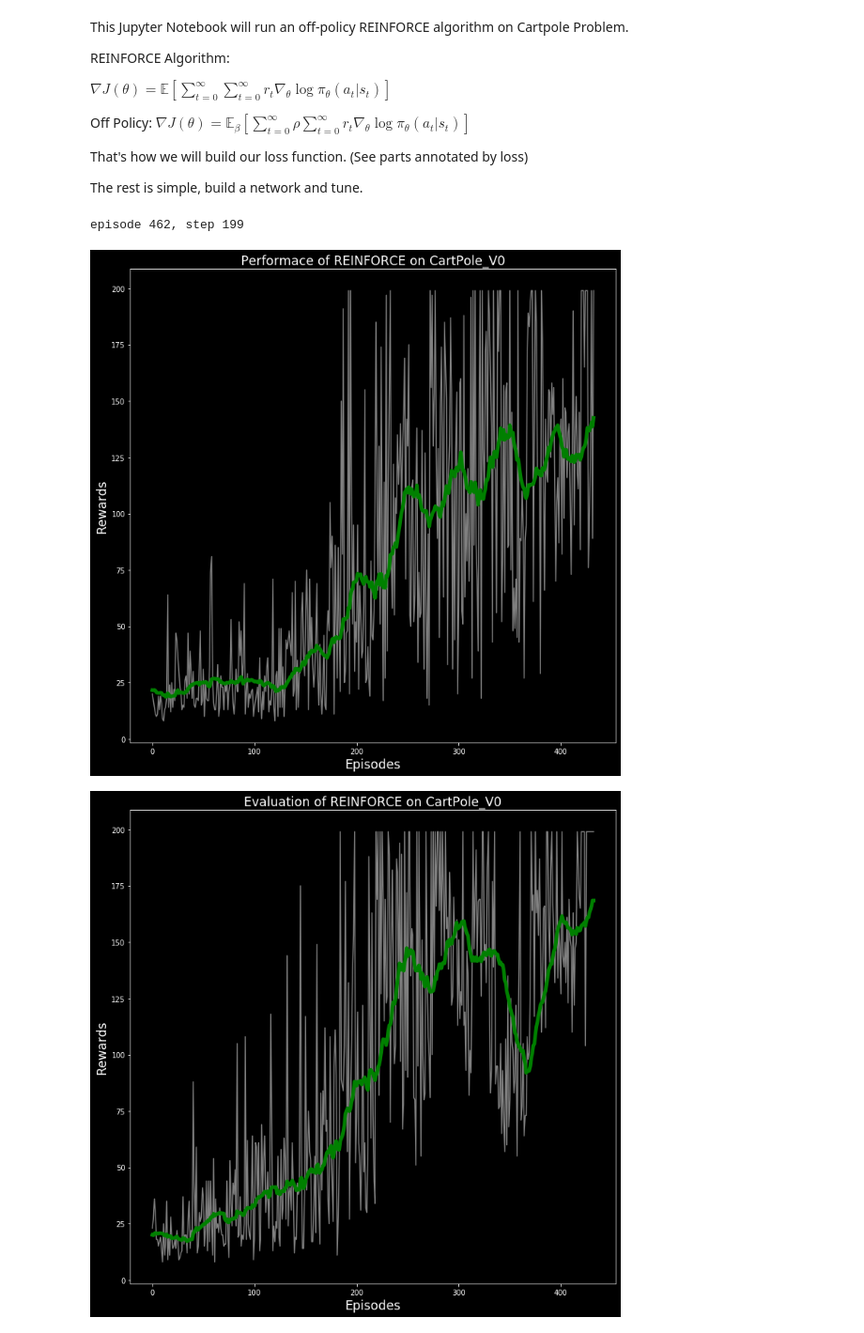
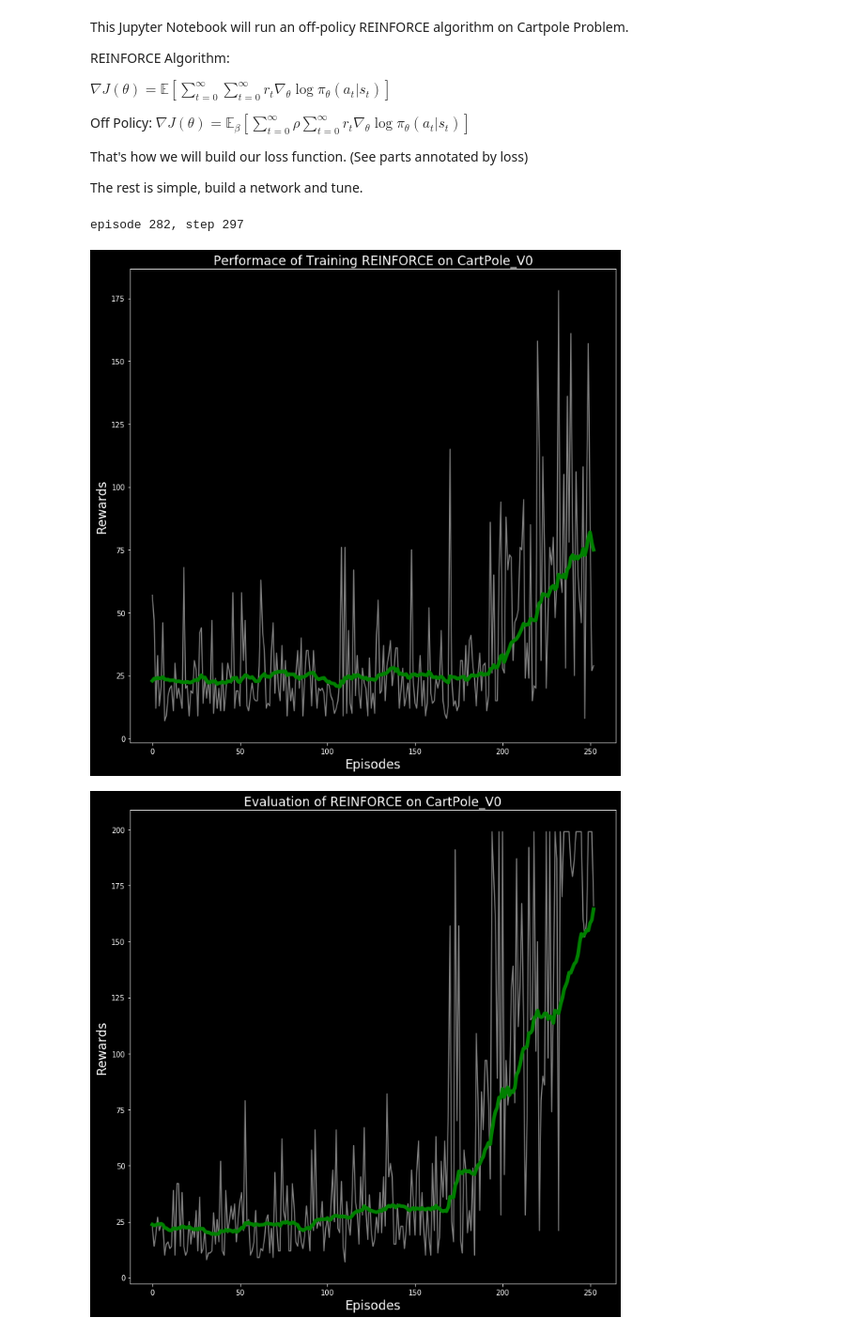
Before and after one commit to LyWangPX/Reinforcement_Learning_Coding_Examples, a Jupyter notebook: PyTorch/CartPole/Off-Policy Policy Gradient/pyTorch_CartPole_Off_Policy_REINFORCE.ipynb, the cells around one changed output. Shown: that part at 94% size. Saved outputs shown, nothing was run; the diff lists cells and outputs as text; code cells hidden in the pictures.

Commit message:
Update Off_policy_REINFORCE

```diff
--- a/PyTorch/CartPole/Off-Policy Policy Gradient/pyTorch_CartPole_Off_Policy_REINFORCE.ipynb
+++ b/PyTorch/CartPole/Off-Policy Policy Gradient/pyTorch_CartPole_Off_Policy_REINFORCE.ipynb
@@ -55,7 +55,7 @@ model = REINFORCE()
 optimizer = torch.optim.Adam(model.parameters(), lr= 0.001)
 gamma = 0.99
 steps = []
-eps = 0.25
+eps = 0.5
 for episode in range(100000):
     log_prob = []
     for step in range(200):
@@ -83,7 +83,8 @@ for episode in range(100000):
             # Note the loss is negative. Since we need gradient Ascent.
             for a, b in zip(log_prob, reward_list):
                 p = np.exp(a.detach())
-                loss -= p/(eps*p+(1-eps)*0.5)*a*b
+                rho = p/(eps*p+(1-eps)*0.5)
+                loss -= rho*a*b
             # ------calculate loss end------
             model.zero_grad()
             loss.backward()
@@ -95,34 +96,34 @@ for episode in range(100000):
             break
     if np.mean(model.steps[-20:]) > 180:
         break
 mid = []
 interval = 30
 plt.style.use('dark_background')
 for i in range(len(steps) - interval):
     mid.append(np.mean(steps[i:i+interval+1]))
 plt.figure(figsize=(12,12))
-plt.title('Performace of REINFORCE on CartPole_V0',fontsize = 'xx-large')
+plt.title('Performace of Training REINFORCE on CartPole_V0',fontsize = 'xx-large')
 plt.xlabel('Episodes', fontsize = 'xx-large')
 plt.ylabel('Rewards',fontsize = 'xx-large')
 x_fit = list(range(len(steps) - interval))
 plt.plot(x_fit, steps[interval:], '-', c = 'gray')
 plt.plot(mid, '-', c= 'green', linewidth = 5)
 plt.show()
 #-------below is evaluation graph
 mid = []
 interval = 30
 plt.style.use('dark_background')
 for i in range(len(model.steps) - interval):
     mid.append(np.mean(model.steps[i:i+interval+1]))
 plt.figure(figsize=(12,12))
 plt.title('Evaluation of REINFORCE on CartPole_V0',fontsize = 'xx-large')
 plt.xlabel('Episodes', fontsize = 'xx-large')
 plt.ylabel('Rewards',fontsize = 'xx-large')
 x_fit = list(range(len(model.steps) - interval))
 plt.plot(x_fit, model.steps[interval:], '-', c = 'gray')
 plt.plot(mid, '-', c= 'green', linewidth = 5)
 plt.show()
 # %% [output]
-episode 462, step 199
+episode 282, step 297
-[figure, old version]
+[figure, new version]
-[figure, old version]
+[figure, new version]
```
